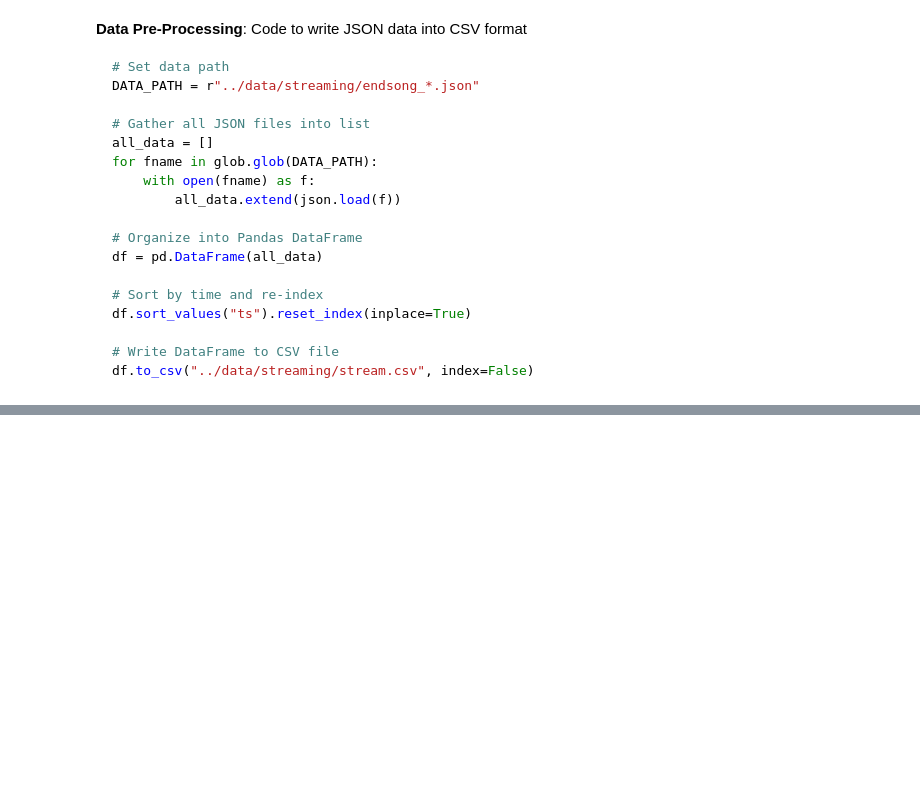
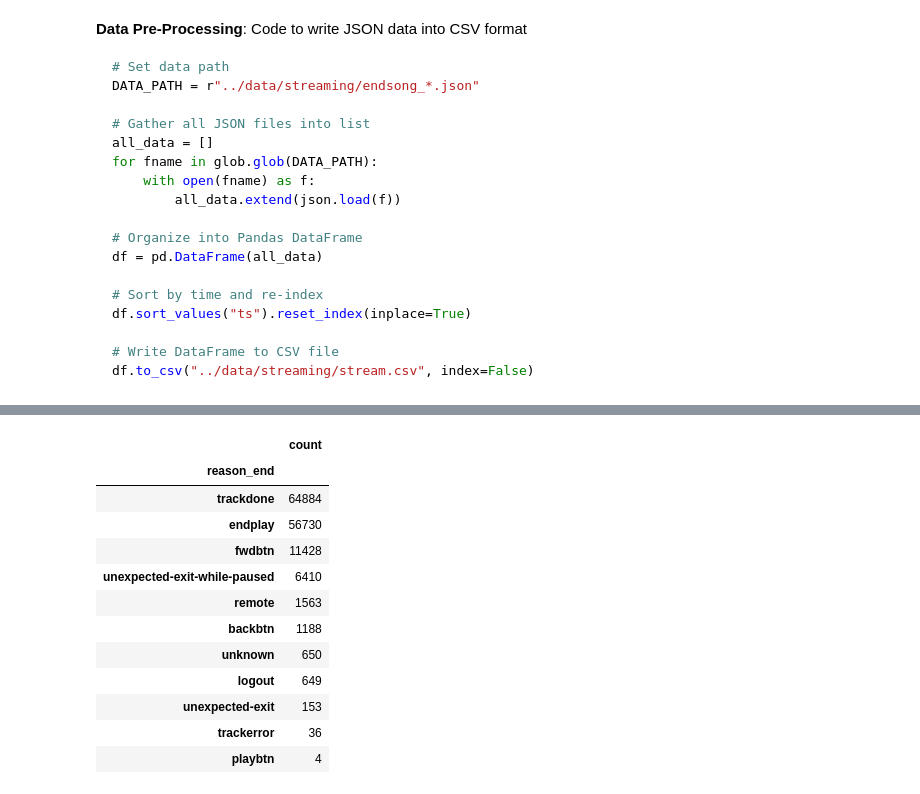
Before and after one commit to willfurtado/Visualizing-Spotify-Data, a Jupyter notebook: notebooks/SpotifyStreaming.ipynb, the cells around one changed output, grey strips where cells are left out. Saved outputs shown, nothing was run; the diff lists cells and outputs as text; code cells hidden in the pictures; blank space fills up the shorter version.

```diff
--- a/notebooks/SpotifyStreaming.ipynb
+++ b/notebooks/SpotifyStreaming.ipynb
@@ -108,0 +143,16 @@ sns.lineplot(
+# %%
+fig, ax = bar(data=df, col="reason_end")
+# %% [output]
+|  | count |
+| reason_end |  |
+| trackdone | 64884 |
+| endplay | 56730 |
+| fwdbtn | 11428 |
+| unexpected-exit-while-paused | 6410 |
+| remote | 1563 |
+| backbtn | 1188 |
+| unknown | 650 |
+| logout | 649 |
+| unexpected-exit | 153 |
+| trackerror | 36 |
+| playbtn | 4 |
```
Also changed, not shown: parts of 12 cells of this notebook.
